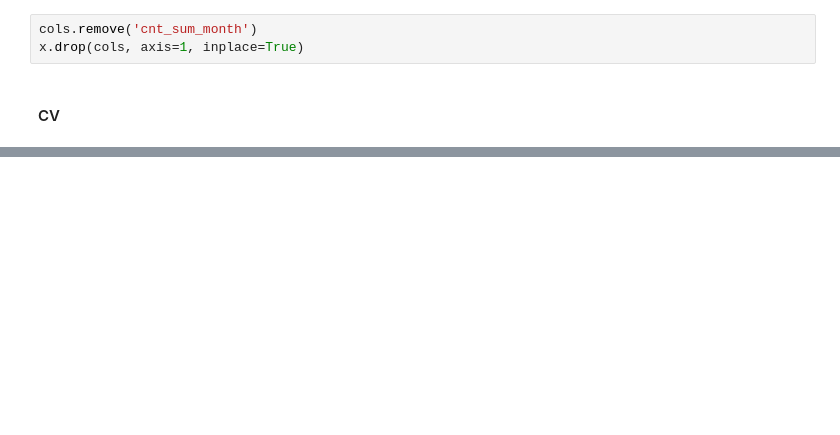
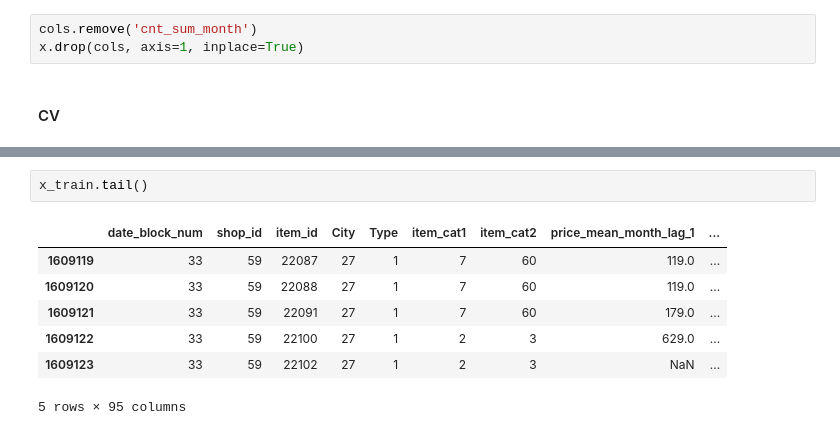
Before and after one commit to LiYan1988/predict_future_sales, a Jupyter notebook: eda_11_5.ipynb, the cells around one changed output, grey strips where cells are left out. Cells and saved outputs as stored; diff of their text form; blank space fills up the shorter version.

```diff
--- a/eda_11_5.ipynb
+++ b/eda_11_5.ipynb
@@ -306,0 +324,10 @@ df, clf, running_time = cv(param, n_repetition, n_split, n_tree, verbose, 42)
+# %%
+x_train.tail()
+# %% [output]
+|  | date_block_num | shop_id | item_id | City | Type | item_cat1 | item_cat2 | price_mean_month_lag_1 | ... |
+| 1609119 | 33 | 59 | 22087 | 27 | 1 | 7 | 60 | 119.0 | ... |
+| 1609120 | 33 | 59 | 22088 | 27 | 1 | 7 | 60 | 119.0 | ... |
+| 1609121 | 33 | 59 | 22091 | 27 | 1 | 7 | 60 | 179.0 | ... |
+| 1609122 | 33 | 59 | 22100 | 27 | 1 | 2 | 3 | 629.0 | ... |
+| 1609123 | 33 | 59 | 22102 | 27 | 1 | 2 | 3 | NaN | ... |
+5 rows × 95 columns
```
Also changed, not shown: parts of 2 cells of this notebook.
